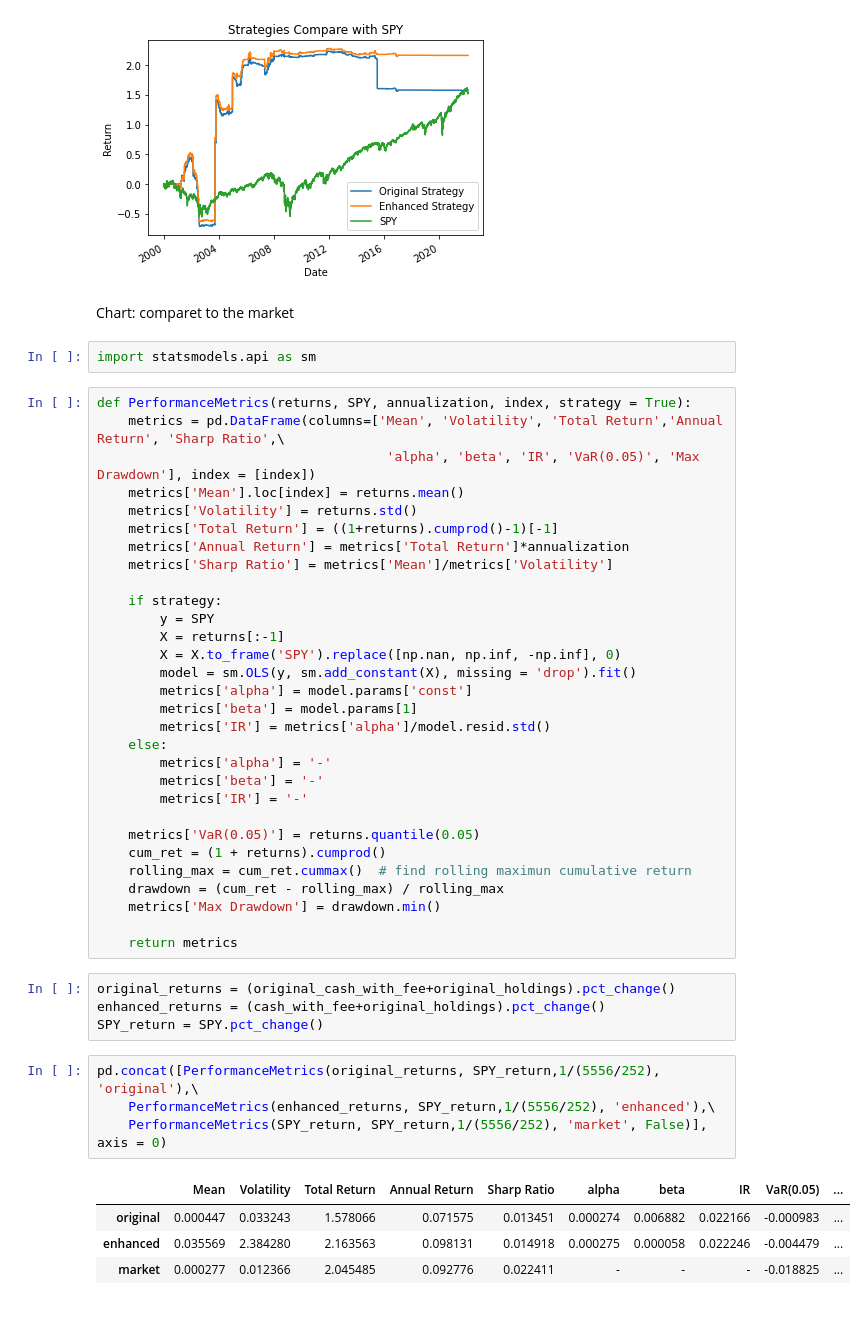
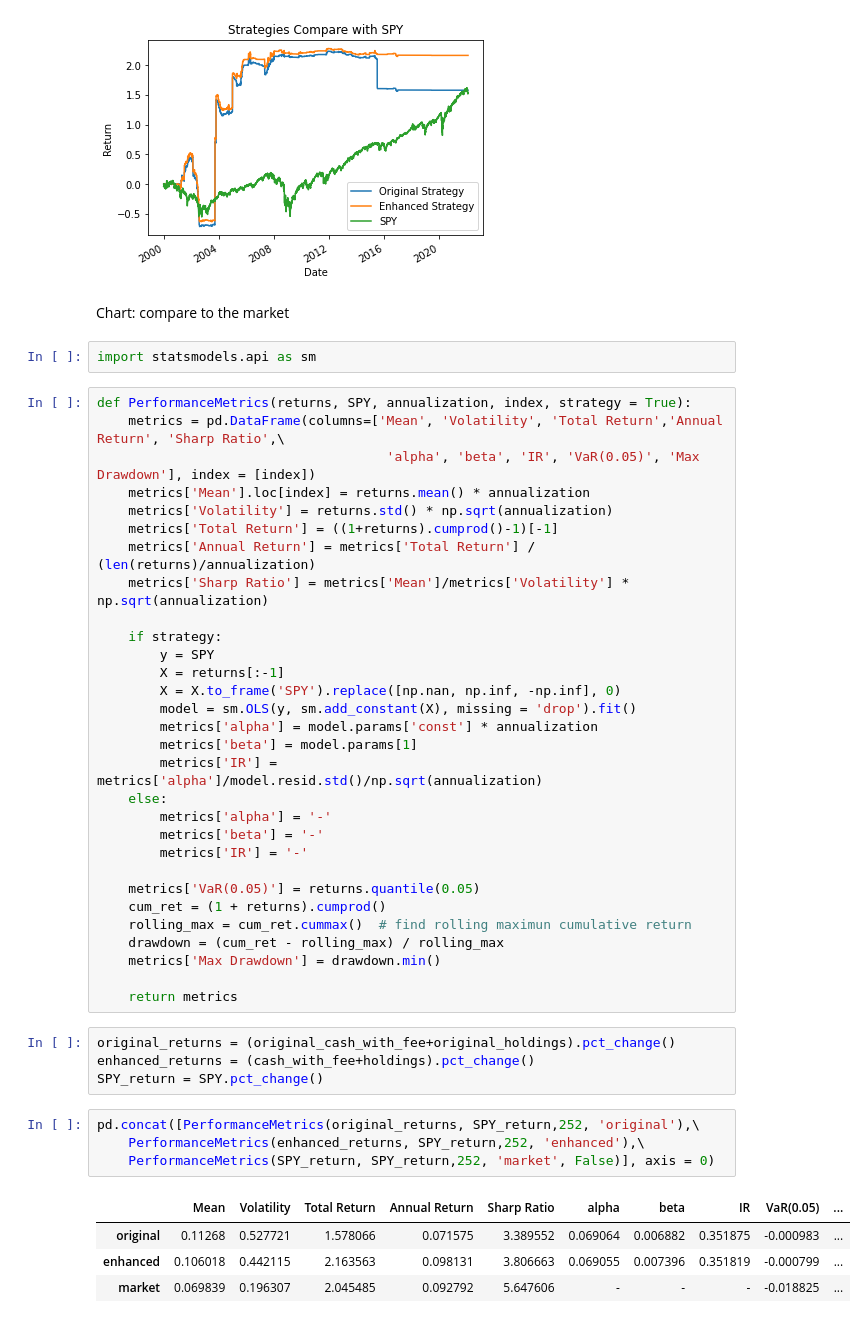
Before and after one commit to ckykevin/Enhanced_pair_trading, a Jupyter notebook: project_cky.ipynb, the cells around one changed output. Cells and saved outputs as stored; diff of their text form.

```diff
--- a/project_cky.ipynb
+++ b/project_cky.ipynb
@@ -1110,27 +1110,27 @@ plt.legend()
 <matplotlib.legend.Legend at 0x...>
 [figure]
 # %% [markdown]
-Chart: comparet to the market
+Chart: compare to the market
 # %%
 import statsmodels.api as sm
 # %%
 def PerformanceMetrics(returns, SPY, annualization, index, strategy = True):
     metrics = pd.DataFrame(columns=['Mean', 'Volatility', 'Total Return','Annual Return', 'Sharp Ratio',\
                                      'alpha', 'beta', 'IR', 'VaR(0.05)', 'Max Drawdown'], index = [index])
-    metrics['Mean'].loc[index] = returns.mean()
-    metrics['Volatility'] = returns.std()
+    metrics['Mean'].loc[index] = returns.mean() * annualization
+    metrics['Volatility'] = returns.std() * np.sqrt(annualization)
     metrics['Total Return'] = ((1+returns).cumprod()-1)[-1]
-    metrics['Annual Return'] = metrics['Total Return']*annualization
-    metrics['Sharp Ratio'] = metrics['Mean']/metrics['Volatility']
+    metrics['Annual Return'] = metrics['Total Return'] / (len(returns)/annualization)
+    metrics['Sharp Ratio'] = metrics['Mean']/metrics['Volatility'] * np.sqrt(annualization)
 
     if strategy:
         y = SPY
         X = returns[:-1]
         X = X.to_frame('SPY').replace([np.nan, np.inf, -np.inf], 0)
         model = sm.OLS(y, sm.add_constant(X), missing = 'drop').fit()
-        metrics['alpha'] = model.params['const']
+        metrics['alpha'] = model.params['const'] * annualization
         metrics['beta'] = model.params[1]
-        metrics['IR'] = metrics['alpha']/model.resid.std()
+        metrics['IR'] = metrics['alpha']/model.resid.std()/np.sqrt(annualization)
     else:
         metrics['alpha'] = '-'
         metrics['beta'] = '-'
@@ -1145,14 +1145,14 @@ def PerformanceMetrics(returns, SPY, annualization, index, strategy = True):
     return metrics
 # %%
 original_returns = (original_cash_with_fee+original_holdings).pct_change()
-enhanced_returns = (cash_with_fee+original_holdings).pct_change()
+enhanced_returns = (cash_with_fee+holdings).pct_change()
 SPY_return = SPY.pct_change()
 # %%
-pd.concat([PerformanceMetrics(original_returns, SPY_return,1/(5556/252), 'original'),\
-    PerformanceMetrics(enhanced_returns, SPY_return,1/(5556/252), 'enhanced'),\
-    PerformanceMetrics(SPY_return, SPY_return,1/(5556/252), 'market', False)], axis = 0)
+pd.concat([PerformanceMetrics(original_returns, SPY_return,252, 'original'),\
+    PerformanceMetrics(enhanced_returns, SPY_return,252, 'enhanced'),\
+    PerformanceMetrics(SPY_return, SPY_return,252, 'market', False)], axis = 0)
 # %% [output]
 |  | Mean | Volatility | Total Return | Annual Return | Sharp Ratio | alpha | beta | IR | VaR(0.05) | ... |
-| original | 0.000447 | 0.033243 | 1.578066 | 0.071575 | 0.013451 | 0.000274 | 0.006882 | 0.022166 | -0.000983 | ... |
-| enhanced | 0.035569 | 2.384280 | 2.163563 | 0.098131 | 0.014918 | 0.000275 | 0.000058 | 0.022246 | -0.004479 | ... |
-| market | 0.000277 | 0.012366 | 2.045485 | 0.092776 | 0.022411 | - | - | - | -0.018825 | ... |
+| original | 0.11268 | 0.527721 | 1.578066 | 0.071575 | 3.389552 | 0.069064 | 0.006882 | 0.351875 | -0.000983 | ... |
+| enhanced | 0.106018 | 0.442115 | 2.163563 | 0.098131 | 3.806663 | 0.069055 | 0.007396 | 0.351819 | -0.000799 | ... |
+| market | 0.069839 | 0.196307 | 2.045485 | 0.092792 | 5.647606 | - | - | - | -0.018825 | ... |
```
